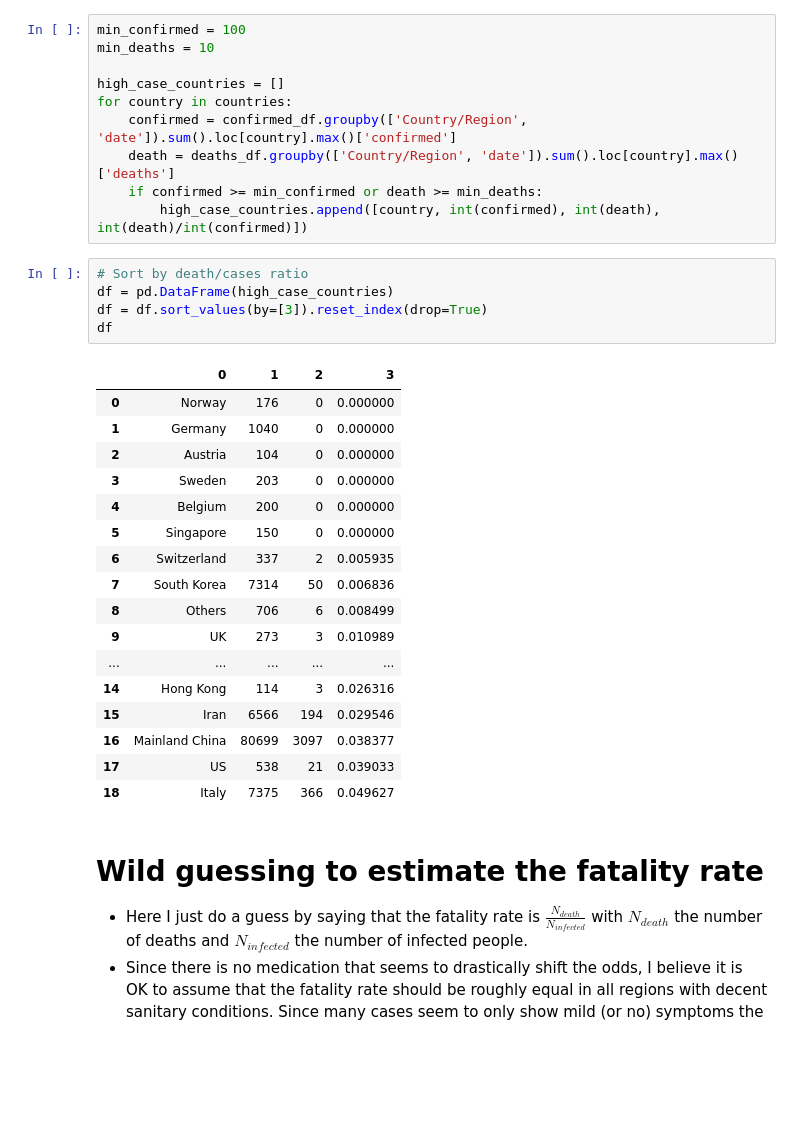
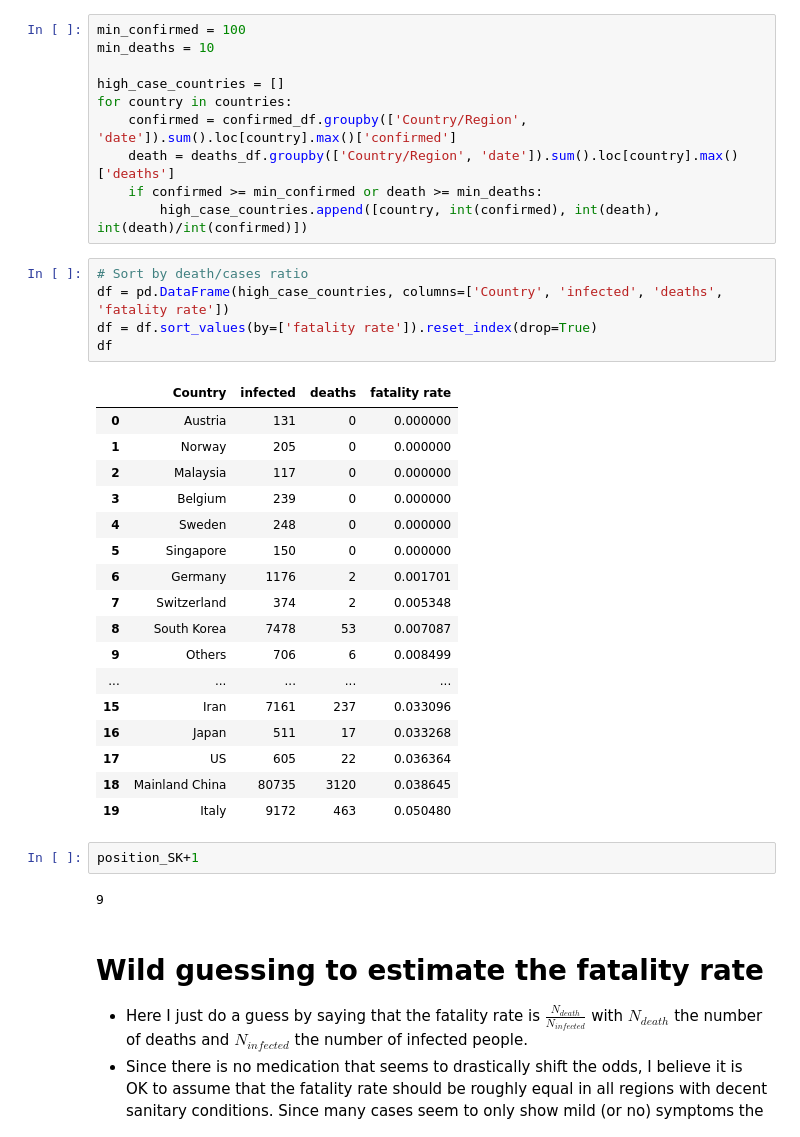
Before and after one commit to florian-huber/covid_dataviz, a Jupyter notebook: covid19_dataviz_exploration.ipynb, the cells around one changed output. Saved outputs shown, nothing was run; the diff lists cells and outputs as text; blank space fills up the shorter version.

Commit message:
slightly updates notebook and rerun on updated data

```diff
--- a/covid19_dataviz_exploration.ipynb
+++ b/covid19_dataviz_exploration.ipynb
@@ -65,27 +65,31 @@ for country in countries:
         high_case_countries.append([country, int(confirmed), int(death), int(death)/int(confirmed)])
 # %%
 # Sort by death/cases ratio
-df = pd.DataFrame(high_case_countries)
-df = df.sort_values(by=[3]).reset_index(drop=True)
+df = pd.DataFrame(high_case_countries, columns=['Country', 'infected', 'deaths', 'fatality rate'])
+df = df.sort_values(by=['fatality rate']).reset_index(drop=True)
 df
 # %% [output]
-|  | 0 | 1 | 2 | 3 |
-| 0 | Norway | 176 | 0 | 0.000000 |
-| 1 | Germany | 1040 | 0 | 0.000000 |
-| 2 | Austria | 104 | 0 | 0.000000 |
-| 3 | Sweden | 203 | 0 | 0.000000 |
-| 4 | Belgium | 200 | 0 | 0.000000 |
+|  | Country | infected | deaths | fatality rate |
+| 0 | Austria | 131 | 0 | 0.000000 |
+| 1 | Norway | 205 | 0 | 0.000000 |
+| 2 | Malaysia | 117 | 0 | 0.000000 |
+| 3 | Belgium | 239 | 0 | 0.000000 |
+| 4 | Sweden | 248 | 0 | 0.000000 |
 | 5 | Singapore | 150 | 0 | 0.000000 |
-| 6 | Switzerland | 337 | 2 | 0.005935 |
-| 7 | South Korea | 7314 | 50 | 0.006836 |
-| 8 | Others | 706 | 6 | 0.008499 |
-| 9 | UK | 273 | 3 | 0.010989 |
+| 6 | Germany | 1176 | 2 | 0.001701 |
+| 7 | Switzerland | 374 | 2 | 0.005348 |
+| 8 | South Korea | 7478 | 53 | 0.007087 |
+| 9 | Others | 706 | 6 | 0.008499 |
 | ... | ... | ... | ... | ... |
-| 14 | Hong Kong | 114 | 3 | 0.026316 |
-| 15 | Iran | 6566 | 194 | 0.029546 |
-| 16 | Mainland China | 80699 | 3097 | 0.038377 |
-| 17 | US | 538 | 21 | 0.039033 |
-| 18 | Italy | 7375 | 366 | 0.049627 |
+| 15 | Iran | 7161 | 237 | 0.033096 |
+| 16 | Japan | 511 | 17 | 0.033268 |
+| 17 | US | 605 | 22 | 0.036364 |
+| 18 | Mainland China | 80735 | 3120 | 0.038645 |
+| 19 | Italy | 9172 | 463 | 0.050480 |
+# %%
+position_SK+1
+# %% [output]
+9
 # %% [markdown]
 # Wild guessing to estimate the fatality rate
 
```
Also changed, not shown: parts of 4 cells of this notebook.
